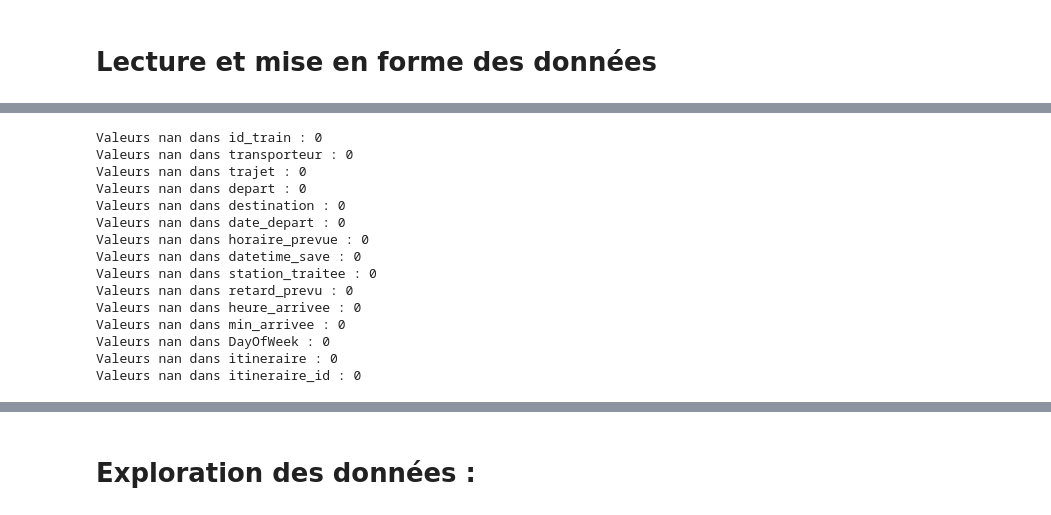
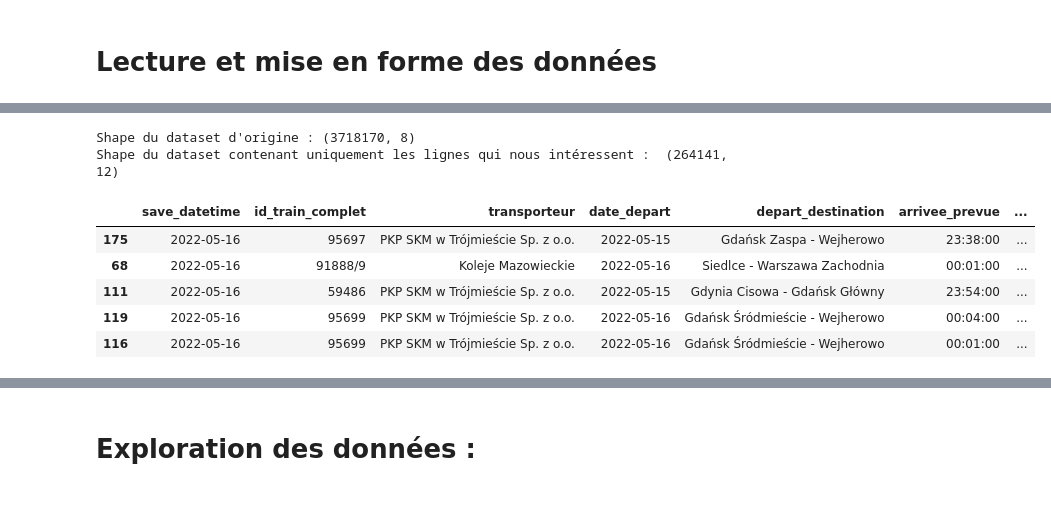
Before and after one commit to QuentinNav/MLUC_railways, a Jupyter notebook: MLUC_TD2-3.ipynb, the cells around one changed output, grey strips where cells are left out. Drawn from its saved outputs; the diff is of its cells as text; code cells hidden in the pictures.

```diff
--- a/MLUC_TD2-3.ipynb
+++ b/MLUC_TD2-3.ipynb
@@ -94,18 +23,39 @@ Valeurs uniques dans itineraire_id : 511543
-# %%
-check_nan(df)
-# %% [output]
-Valeurs nan dans id_train : 0
-Valeurs nan dans transporteur : 0
-Valeurs nan dans trajet : 0
-Valeurs nan dans depart : 0
-Valeurs nan dans destination : 0
-Valeurs nan dans date_depart : 0
-Valeurs nan dans horaire_prevue : 0
-Valeurs nan dans datetime_save : 0
-Valeurs nan dans station_traitee : 0
-Valeurs nan dans retard_prevu : 0
-Valeurs nan dans heure_arrivee : 0
-Valeurs nan dans min_arrivee : 0
-Valeurs nan dans DayOfWeek : 0
-Valeurs nan dans itineraire : 0
-Valeurs nan dans itineraire_id : 0
+# %%
+data=pd.read_csv("./data/delays.csv")
+data.columns= ["save_datetime","id_train_complet","transporteur","date_depart","depart_destination","arrivee_prevue","retard","nom_station"]
+
+data["save_datetime"]=pd.to_datetime(data["save_datetime"])
+data["date_depart"]=pd.to_datetime(data["date_depart"])
+
+
+#Drop des lignes avec une horaire prévue inexploitatble :
+df=data[data["arrivee_prevue"]!='Nie dotyczy']
+
+
+#Conversion du retard en entier :
+df["retard"]=df["retard"].apply(lambda x : int(x.split(" ")[0]))
+
+#df[["depart","destination"]]= df["depart_destination"].str.split(" - ", expand=True)
+
+new_id=df["id_train_complet"].str.extract(r"(\d+)(\/\d+)?\s*(\(\d+\)|)?(\s*)(.*|[a-zA-Z\u00C0-\u017F]*)").add_prefix('index_part')
+df=df.merge(new_id, left_index=True, right_index=True).drop(['index_part3'], axis=1).rename(columns={"index_part4": "index_part3","index_part0":"id_train"})
+
+df=df.fillna("")
+
+#On ne garde que les lignes qui nous intéressent
+df =df.sort_values("save_datetime").drop_duplicates(["id_train_complet","transporteur","date_depart","depart_destination","arrivee_prevue","nom_station"],keep="last").sort_values("save_datetime")
+
+df["arrivee_prevue"]=pd.to_datetime(df["arrivee_prevue"], format='%H:%M').dt.time
+
+print("Shape du dataset d'origine :", data.shape)
+print("Shape du dataset contenant uniquement les lignes qui nous intéressent : ",df.shape)
+df.head()
+# %% [output]
+Shape du dataset d'origine : (3718170, 8)
+Shape du dataset contenant uniquement les lignes qui nous intéressent :  (264141, 12)
+|  | save_datetime | id_train_complet | transporteur | date_depart | depart_destination | arrivee_prevue | ... |
+| 175 | 2022-05-16 | 95697 | PKP SKM w Trójmieście Sp. z o.o. | 2022-05-15 | Gdańsk Zaspa - Wejherowo | 23:38:00 | ... |
+| 68 | 2022-05-16 | 91888/9 | Koleje Mazowieckie | 2022-05-16 | Siedlce - Warszawa Zachodnia | 00:01:00 | ... |
+| 111 | 2022-05-16 | 59486 | PKP SKM w Trójmieście Sp. z o.o. | 2022-05-15 | Gdynia Cisowa - Gdańsk Główny | 23:54:00 | ... |
+| 119 | 2022-05-16 | 95699 | PKP SKM w Trójmieście Sp. z o.o. | 2022-05-16 | Gdańsk Śródmieście - Wejherowo | 00:04:00 | ... |
+| 116 | 2022-05-16 | 95699 | PKP SKM w Trójmieście Sp. z o.o. | 2022-05-16 | Gdańsk Śródmieście - Wejherowo | 00:01:00 | ... |
```
Also changed, not shown: parts of 11 cells of this notebook.
